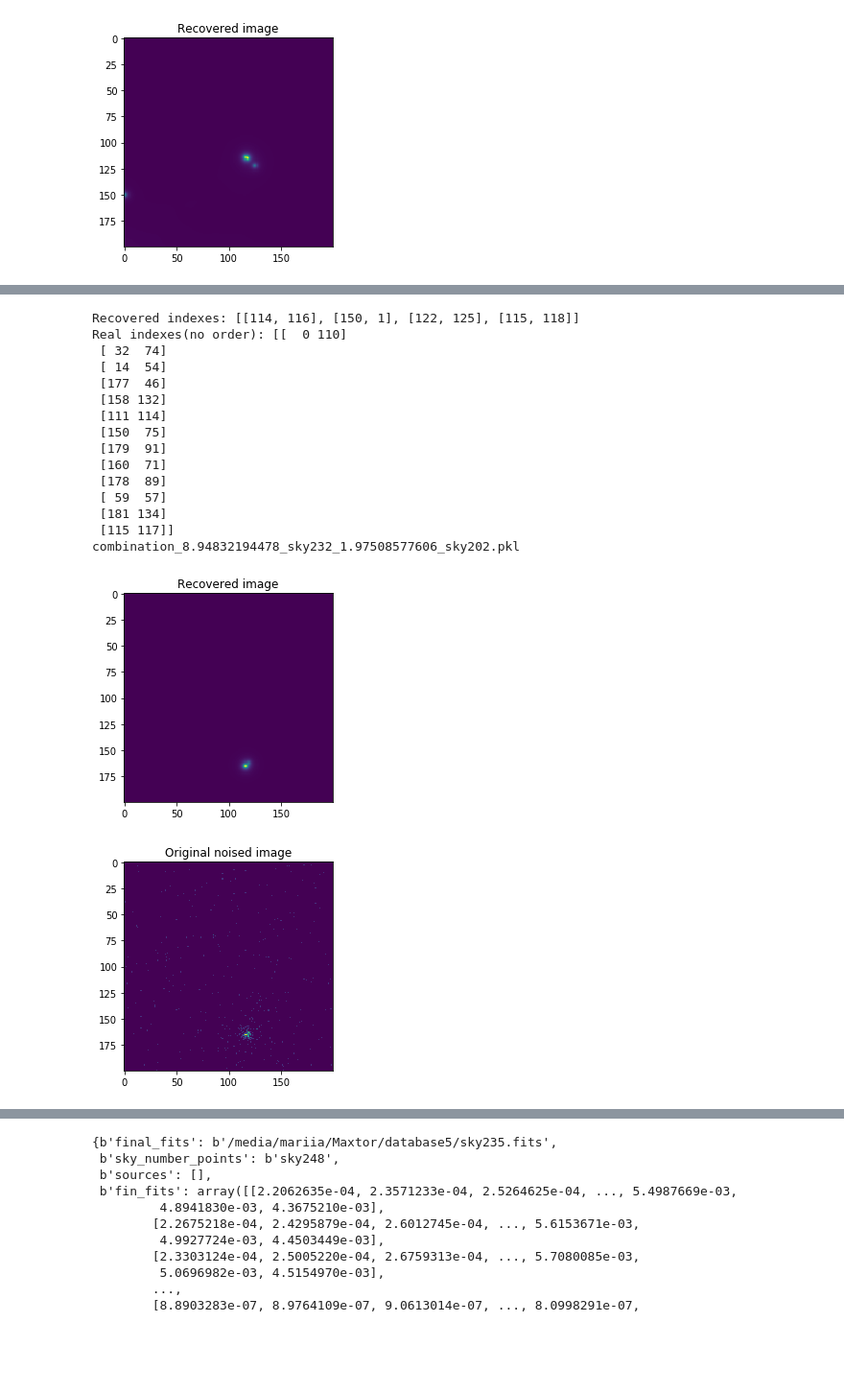
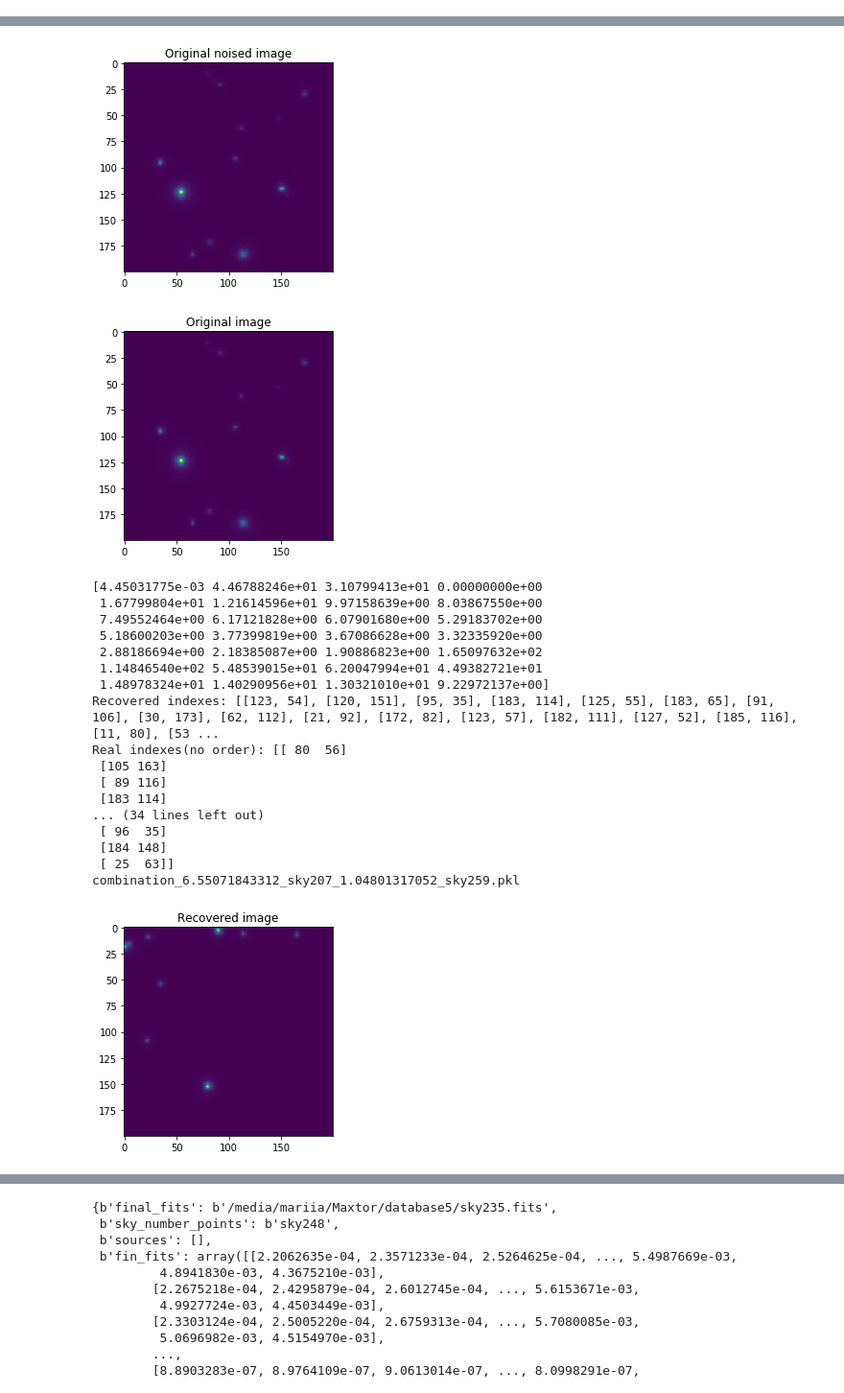
Before and after one commit to MariiaDrozdova/fermi, a Jupyter notebook: Deconvolution/Likelihood approach.ipynb, the cells around one changed output, grey strips where cells are left out. Shown: that part at 96% size. Saved outputs shown, nothing was run; the diff lists cells and outputs as text; code cells hidden in the pictures; blank space fills up the shorter version.

```diff
--- a/Deconvolution/Likelihood approach.ipynb
+++ b/Deconvolution/Likelihood approach.ipynb
@@ -19,18 +19,19 @@ def load_obj(name ):
     with open('/media/mariia/Maxtor/database5/results/' + name + '.pkl', 'rb') as f:
         return pickle.load(f, encoding='bytes')
 
-for i in os.listdir("/media/mariia/Maxtor/database5/results/"):
+for i in os.listdir("/media/mariia/Maxtor/database5/results/")[10:13]:
     print(i)
     d =load_obj(i[:-4])
-    plt.imshow(d[b'fin_fits'])
+    plt.imshow(d[b'fin_fits'], cmap='viridis')
     plt.title("Recovered image")
     plt.show()
-    plt.imshow(d[b'observations'])
+    plt.imshow(d[b'observations'], cmap='viridis')
     plt.title("Original noised image")
     plt.show()
-    #plt.imshow(d[b'original'])
-    #plt.title("Original image")
-    #plt.show()
+    plt.imshow(d[b'original'], cmap='viridis')
+    plt.title("Original image")
+    plt.show()
+    print(d[b'koefs'])
     print('Recovered indexes: ' + str(d[b'indexes']))
     print('Real indexes(no order): ' + str(np.array(d[b'original_coords']).astype(int)))
 # %% [output]
@@ -53 +58,0 @@ combination_7.02956319458_sky247_2.8697557696_sky244.pkl
-[figure, old version]
@@ -55,17 +60,20 @@ combination_7.02956319458_sky247_2.8697557696_sky244.pkl
-Recovered indexes: [[114, 116], [150, 1], [122, 125], [115, 118]]
-Real indexes(no order): [[  0 110]
- [ 32  74]
- [ 14  54]
- [177  46]
- [158 132]
- [111 114]
- [150  75]
- [179  91]
- [160  71]
- [178  89]
- [ 59  57]
- [181 134]
- [115 117]]
-combination_8.94832194478_sky232_1.97508577606_sky202.pkl
-[figure, old version]
+[figure, new version]
-[figure, old version]
+[figure, new version]
+[4.45031775e-03 4.46788246e+01 3.10799413e+01 0.00000000e+00
+ 1.67799804e+01 1.21614596e+01 9.97158639e+00 8.03867550e+00
+ 7.49552464e+00 6.17121828e+00 6.07901680e+00 5.29183702e+00
+ 5.18600203e+00 3.77399819e+00 3.67086628e+00 3.32335920e+00
+ 2.88186694e+00 2.18385087e+00 1.90886823e+00 1.65097632e+02
+ 1.14846540e+02 5.48539015e+01 6.20047994e+01 4.49382721e+01
+ 1.48978324e+01 1.40290956e+01 1.30321010e+01 9.22972137e+00]
+Recovered indexes: [[123, 54], [120, 151], [95, 35], [183, 114], [125, 55], [183, 65], [91, 106], [30, 173], [62, 112], [21, 92], [172, 82], [123, 57], [182, 111], [127, 52], [185, 116], [11, 80], [53 ...
+Real indexes(no order): [[ 80  56]
+ [105 163]
+ [ 89 116]
+ [183 114]
+... (34 lines left out)
+ [ 96  35]
+ [184 148]
+ [ 25  63]]
+combination_6.55071843312_sky207_1.04801317052_sky259.pkl
+[figure, added]
```
Also changed, not shown: parts of 1 cell of this notebook, 14 other files.
